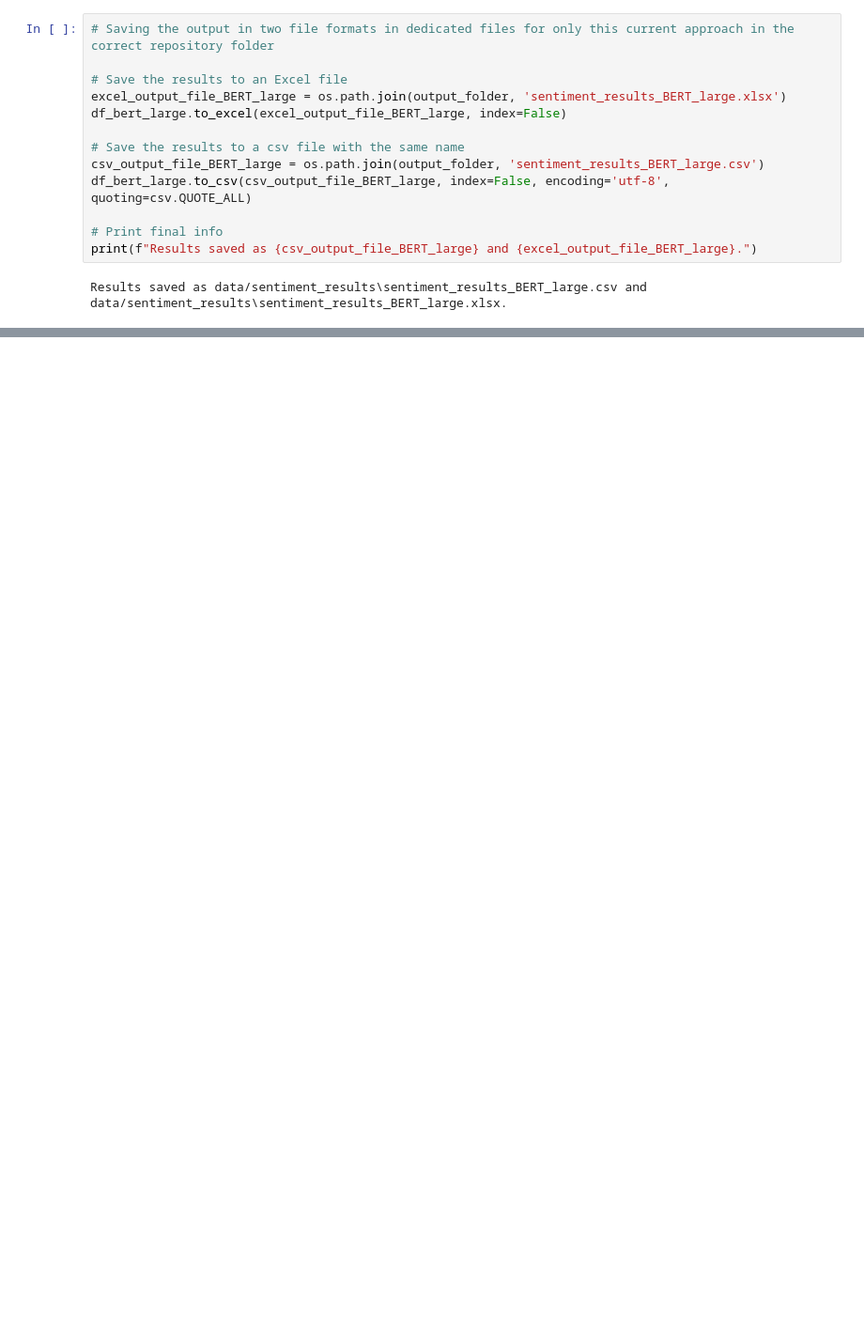
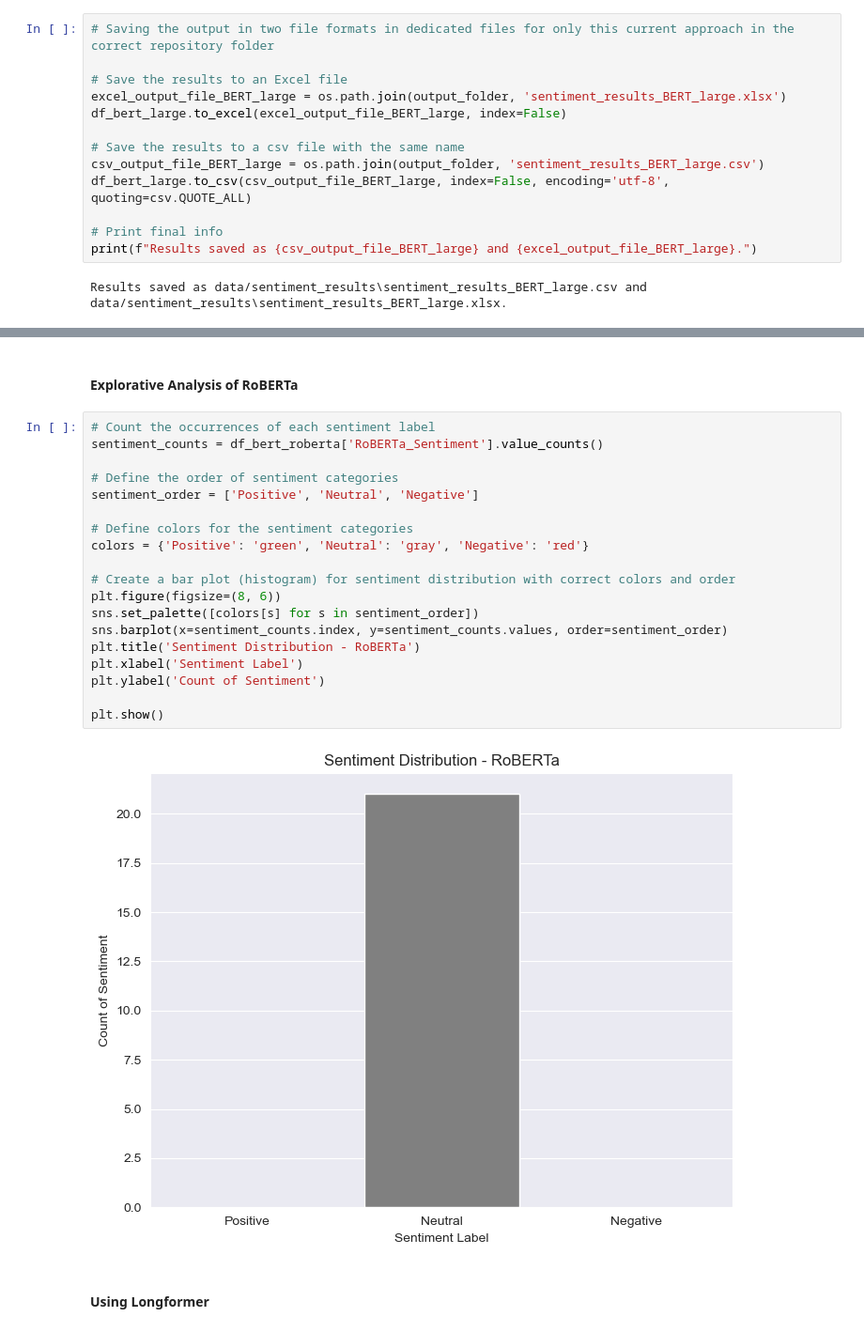
Before and after one commit to M-Mcknsn/NAK-Text-Analytics, a Jupyter notebook: src/sentiment_analysis.ipynb, the cells around one changed output, grey strips where cells are left out. Shown at 94% size. Drawn from its saved outputs; the diff is of its cells as text; blank space fills up the shorter version.

```diff
--- a/src/sentiment_analysis.ipynb
+++ b/src/sentiment_analysis.ipynb
@@ -573,0 +728,25 @@ Results saved as data/sentiment_results\sentiment_results_BERT_large.csv and dat
+# %% [markdown]
+#### Explorative Analysis of RoBERTa
+# %%
+# Count the occurrences of each sentiment label
+sentiment_counts = df_bert_roberta['RoBERTa_Sentiment'].value_counts()
+
+# Define the order of sentiment categories
+sentiment_order = ['Positive', 'Neutral', 'Negative']
+
+# Define colors for the sentiment categories
+colors = {'Positive': 'green', 'Neutral': 'gray', 'Negative': 'red'}
+
+# Create a bar plot (histogram) for sentiment distribution with correct colors and order
+plt.figure(figsize=(8, 6))
+sns.set_palette([colors[s] for s in sentiment_order])
+sns.barplot(x=sentiment_counts.index, y=sentiment_counts.values, order=sentiment_order)
+plt.title('Sentiment Distribution - RoBERTa')
+plt.xlabel('Sentiment Label')
+plt.ylabel('Count of Sentiment')
+
+plt.show()
+# %% [output]
+[figure, added]
+# %% [markdown]
+#### Using Longformer
```
Also changed, not shown: parts of 30 cells of this notebook, 12 other files.
